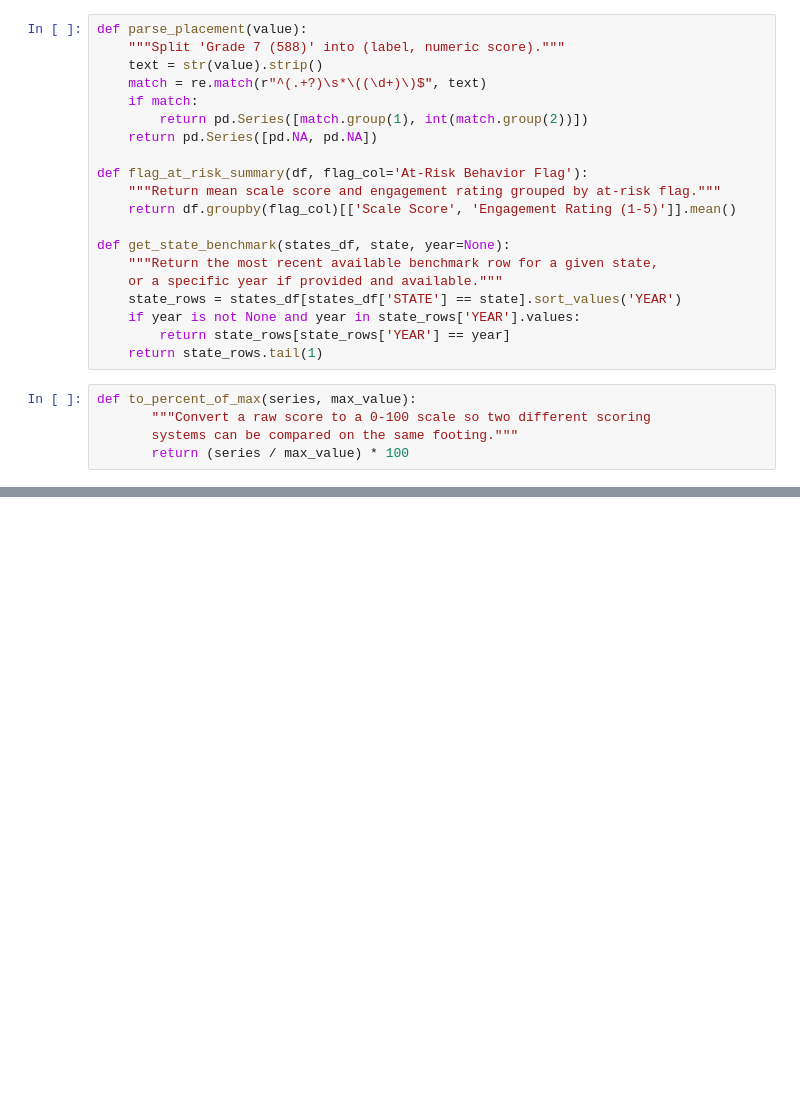
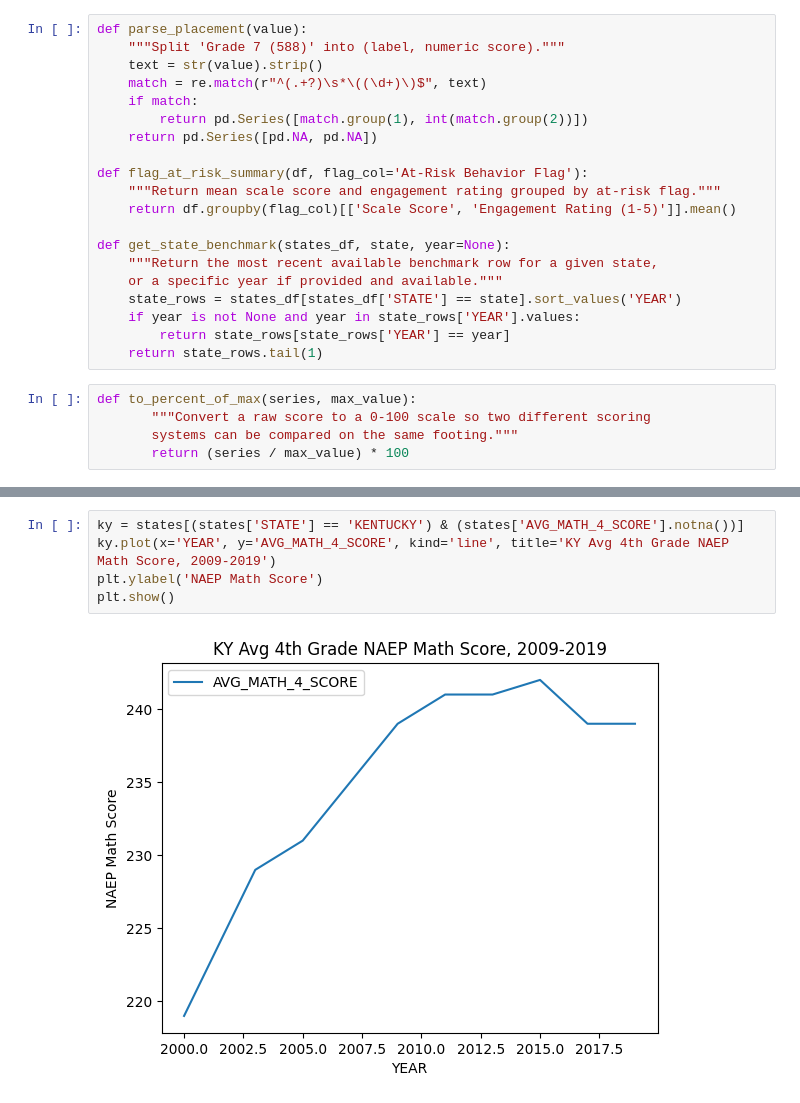
Before and after one commit to peklein1/Tracking-Progress-Throughout-Elementary-School, a Jupyter notebook: Notebooks/schooldata.ipynb, the cells around one changed output, grey strips where cells are left out. Cells and saved outputs as stored; diff of their text form; blank space fills up the shorter version.

```diff
--- a/Notebooks/schooldata.ipynb
+++ b/Notebooks/schooldata.ipynb
@@ -849,0 +874,7 @@ def to_percent_of_max(series, max_value):
+# %%
+ky = states[(states['STATE'] == 'KENTUCKY') & (states['AVG_MATH_4_SCORE'].notna())]
+ky.plot(x='YEAR', y='AVG_MATH_4_SCORE', kind='line', title='KY Avg 4th Grade NAEP Math Score, 2009-2019')
+plt.ylabel('NAEP Math Score')
+plt.show()
+# %% [output]
+[figure, added]
```
Also changed, not shown: parts of 2 cells of this notebook.
